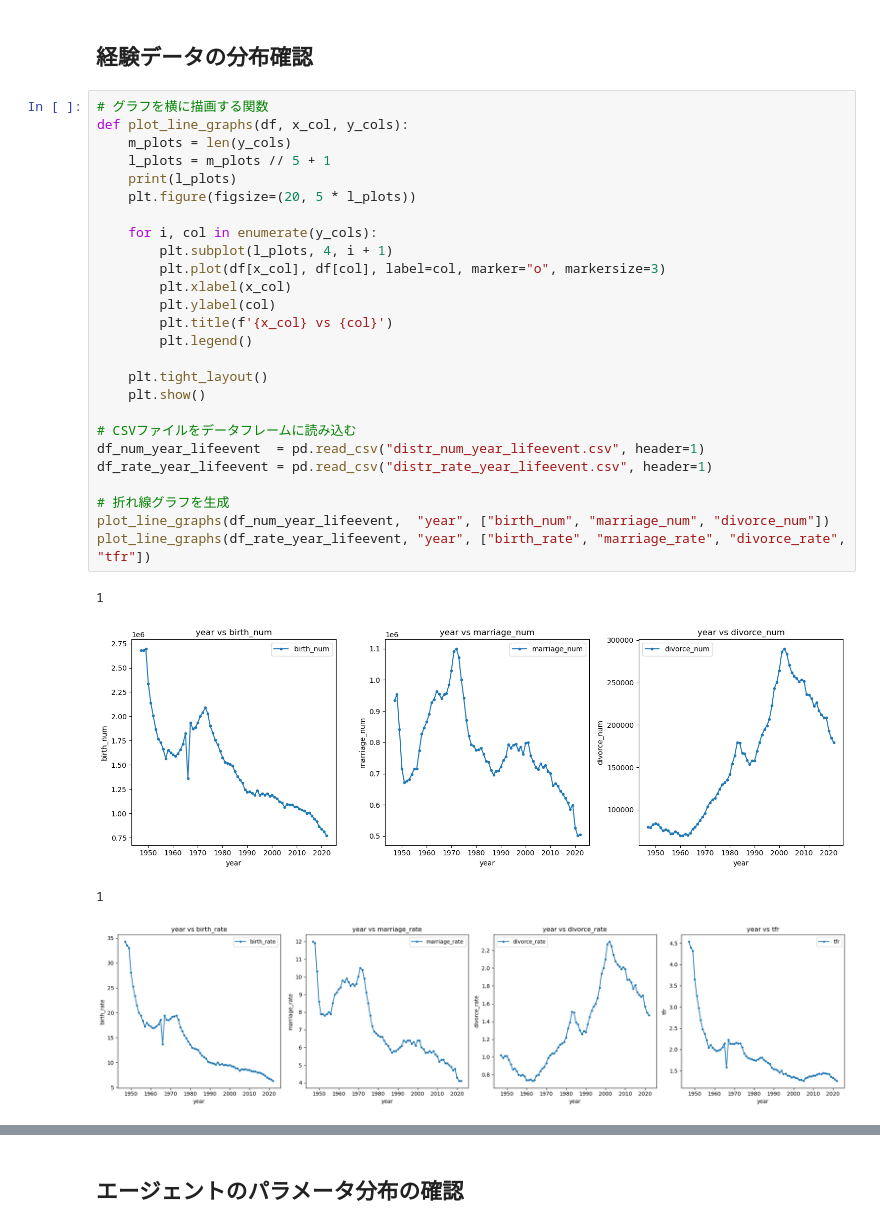
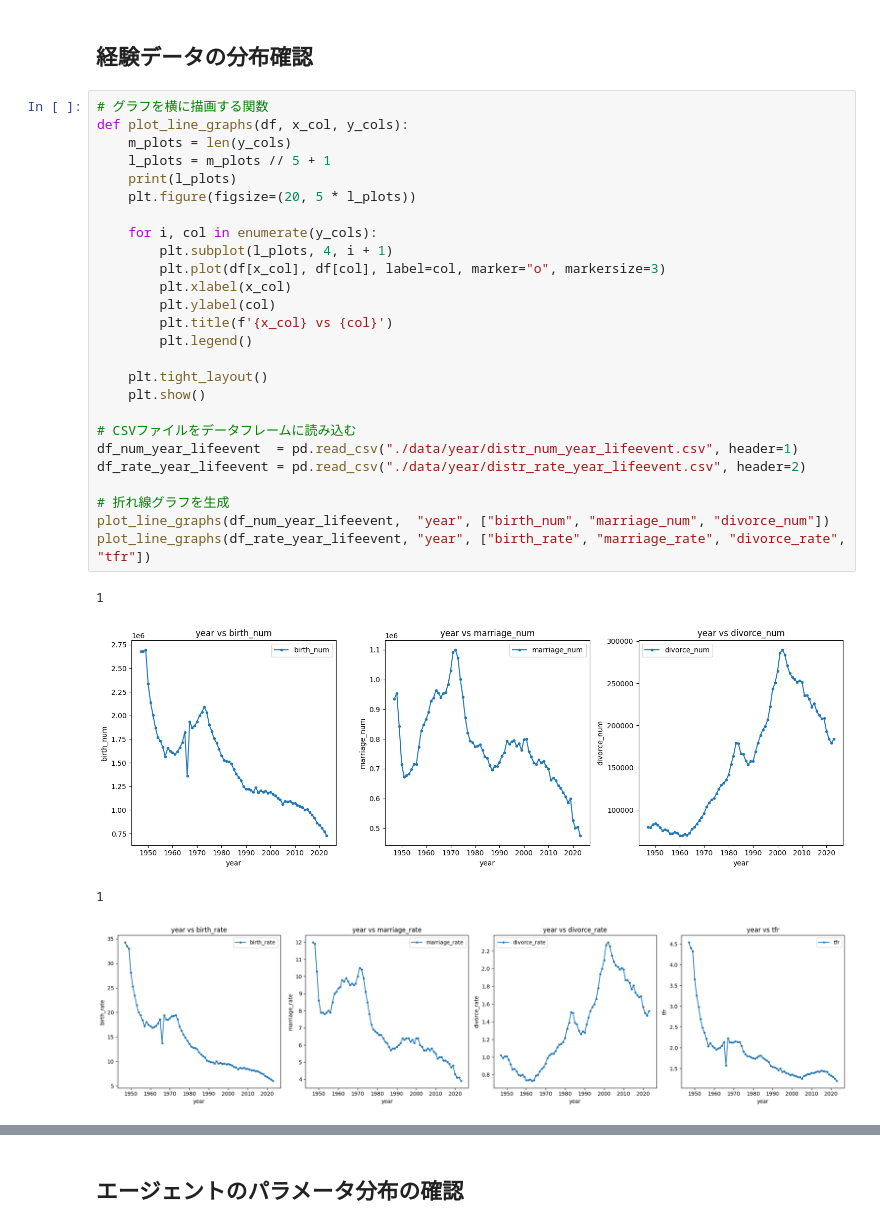
Before and after one commit to otani927/marriage_system_reformming_birthrateMAS, a Jupyter notebook: marriageABM.ipynb, the cells around one changed output, grey strips where cells are left out. Saved outputs shown, nothing was run; the diff lists cells and outputs as text.

```diff
--- a/marriageABM.ipynb
+++ b/marriageABM.ipynb
@@ -159,32 +159,32 @@ plt.show()
 # %%
 # グラフを横に描画する関数
 def plot_line_graphs(df, x_col, y_cols):
     m_plots = len(y_cols)
     l_plots = m_plots // 5 + 1
     print(l_plots)
     plt.figure(figsize=(20, 5 * l_plots))
 
     for i, col in enumerate(y_cols):
         plt.subplot(l_plots, 4, i + 1)
         plt.plot(df[x_col], df[col], label=col, marker="o", markersize=3)
         plt.xlabel(x_col)
         plt.ylabel(col)
         plt.title(f'{x_col} vs {col}')
         plt.legend()
 
     plt.tight_layout()
     plt.show()
 
 # CSVファイルをデータフレームに読み込む
-df_num_year_lifeevent  = pd.read_csv("distr_num_year_lifeevent.csv", header=1)
-df_rate_year_lifeevent = pd.read_csv("distr_rate_year_lifeevent.csv", header=1)
+df_num_year_lifeevent  = pd.read_csv("./data/year/distr_num_year_lifeevent.csv", header=1)
+df_rate_year_lifeevent = pd.read_csv("./data/year/distr_rate_year_lifeevent.csv", header=2)
 
 # 折れ線グラフを生成
 plot_line_graphs(df_num_year_lifeevent,  "year", ["birth_num", "marriage_num", "divorce_num"])
 plot_line_graphs(df_rate_year_lifeevent, "year", ["birth_rate", "marriage_rate", "divorce_rate", "tfr"])
 # %% [output]
 1
-[figure, old version]
+[figure, new version]
 1
 [figure]
 # %%
```
Also changed, not shown: parts of 1 cell of this notebook.
